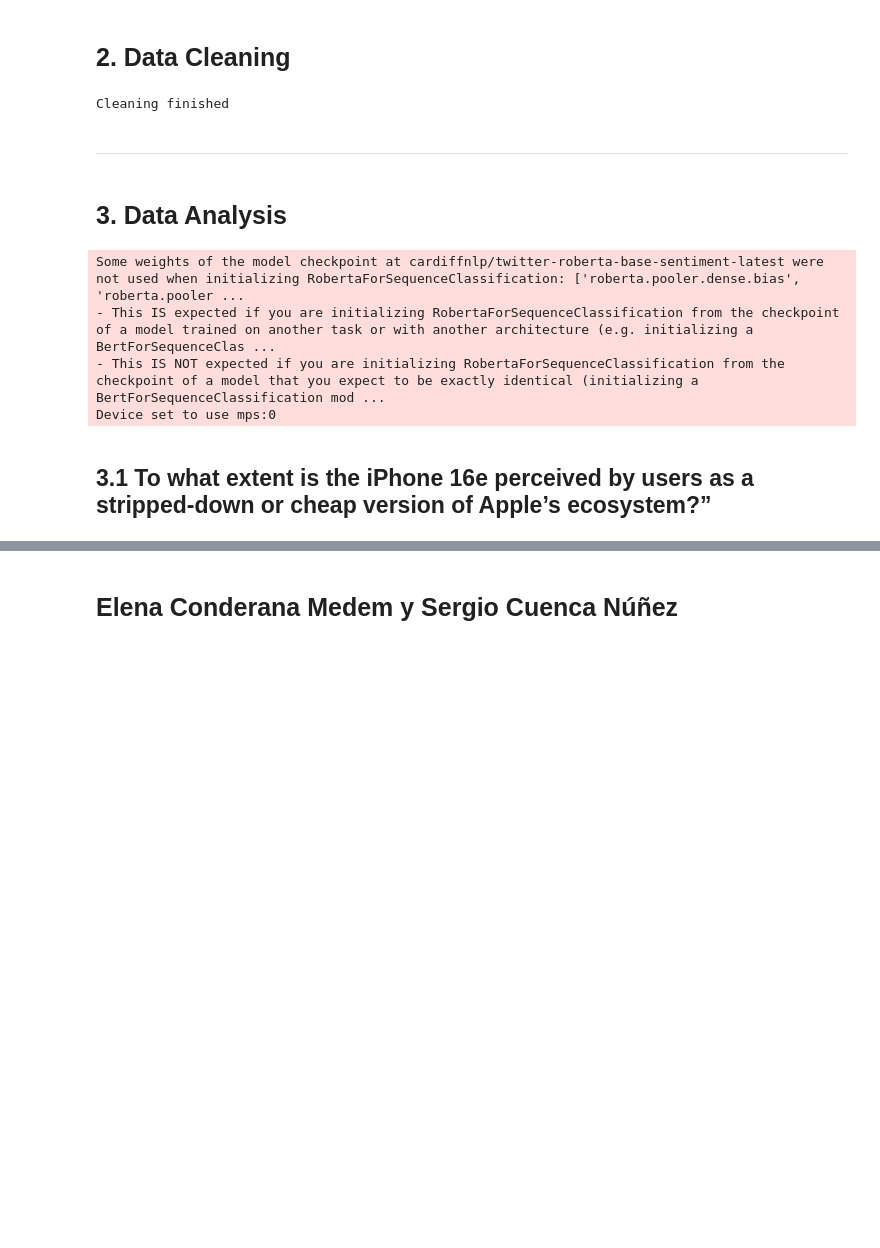
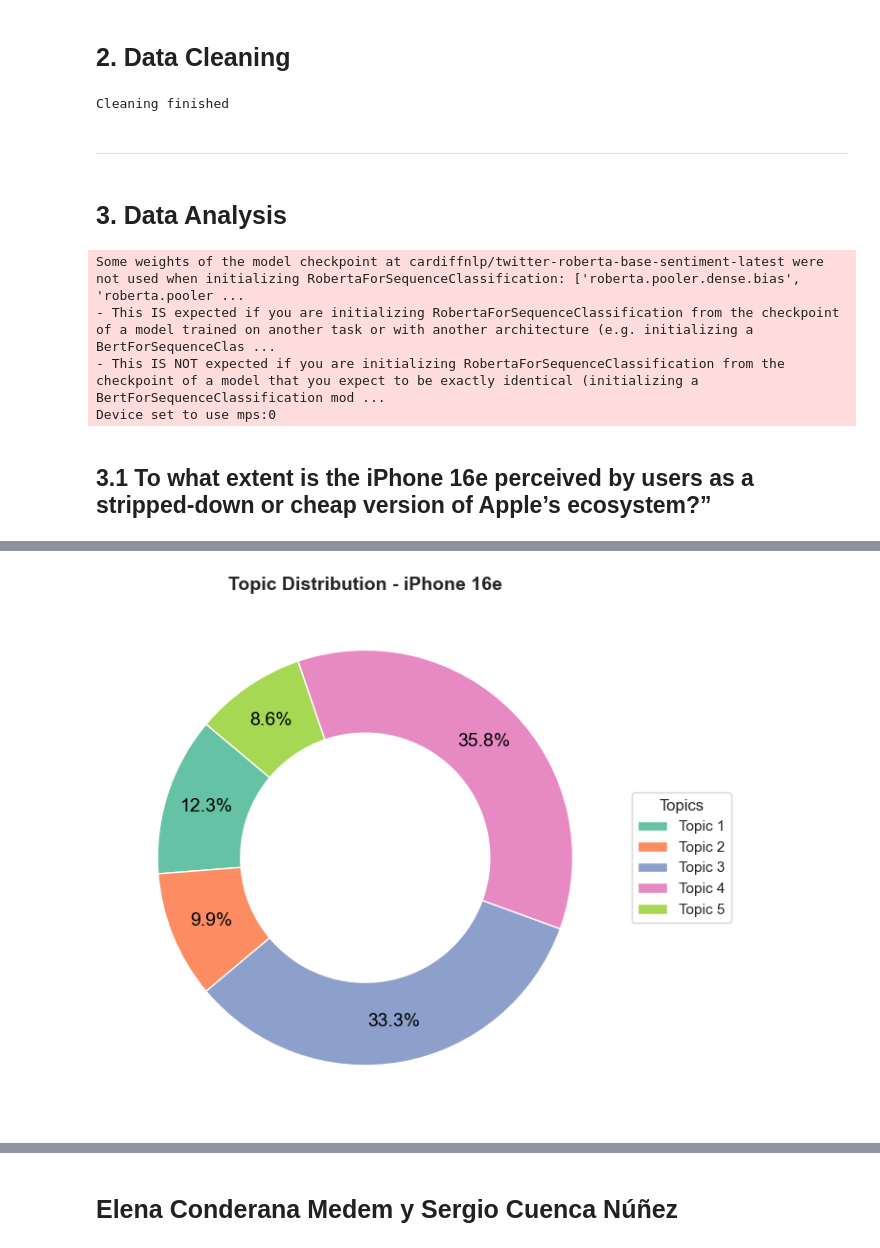
Before and after one commit to SergioCuencaNunez/asw-labs, a Jupyter notebook: project/project.ipynb, the cells around one changed output, grey strips where cells are left out. Saved outputs shown, nothing was run; the diff lists cells and outputs as text; code cells hidden in the pictures; blank space fills up the shorter version.

Commit message:
iphone16e graphs

```diff
--- a/project/project.ipynb
+++ b/project/project.ipynb
@@ -872,5 +869,11 @@ Device set to use mps:0
 iphone_16e.to_csv("data/processed/iphone_16e.csv", index=False)
 airpods_pro2.to_csv("data/processed/airpods_pro2.csv", index=False)
 macbook_pro_m3.to_csv("data/processed/macbook_pro_m3.csv", index=False)
+# %%
+import pandas as pd
+
+iphone_16e = pd.read_csv("data/processed/iphone_16e.csv")
+airpods_pro2 = pd.read_csv("data/processed/airpods_pro2.csv")
+macbook_pro_m3 = pd.read_csv("data/processed/macbook_pro_m3.csv")
 # %% [markdown]
 ### <span style="font-family: Latin Modern Roman; font-size: 23px;"> 3.1 To what extent is the iPhone 16e perceived by users as a stripped-down or cheap version of Apple’s ecosystem?”</span>
@@ -959,0 +880,74 @@ Passing `palette` without assigning `hue` is deprecated and will be removed in v
+# %%
+import numpy as np
+import seaborn as sns
+import matplotlib.pyplot as plt
+from sklearn.feature_extraction.text import CountVectorizer
+from sklearn.decomposition import LatentDirichletAllocation
+
+# Apply global theme and palette
+sns.set_theme(style="whitegrid")
+sns.set_palette("Set2")
+
+# Filter and clean the text for topic modeling
+topic_comments = iphone_16e[
+    (iphone_16e["sentiment_label"] == "negative") &
+    (iphone_16e["has_keyword"])
+]["clean_text_analysis"].dropna()
+
+# Vectorize the comments
+vectorizer = CountVectorizer(max_df=0.95, min_df=5, stop_words='english')
+doc_term_matrix = vectorizer.fit_transform(topic_comments)
+
+# Apply LDA
+lda_model = LatentDirichletAllocation(n_components=5, random_state=42)
+lda_model.fit(doc_term_matrix)
+
+# Extract topics
+def display_topics(model, feature_names, no_top_words=10):
+    topics = []
+    for idx, topic in enumerate(model.components_):
+        top_features = [feature_names[i] for i in topic.argsort()[:-no_top_words - 1:-1]]
+        topics.append(f"Topic {idx+1}: " + ", ".join(top_features))
+    return topics
+
+# Get feature names and topics
+feature_names = vectorizer.get_feature_names_out()
+lda_topics = display_topics(lda_model, feature_names)
+print(lda_topics)
+
+# Assign the most probable topic to each comment
+topic_assignments = lda_model.transform(doc_term_matrix)
+dominant_topic = topic_assignments.argmax(axis=1)
+
+# Add topic column to the original filtered dataframe
+topic_comments_df = topic_comments.reset_index(drop=True).to_frame()
+topic_comments_df["topic"] = dominant_topic
+
+# Count number of comments per topic
+topic_counts = topic_comments_df["topic"].value_counts().sort_index()
+topic_labels = [f"Topic {i+1}" for i in topic_counts.index]
+
+sizes = topic_counts.values
+labels = topic_labels
+colors = sns.color_palette("Set2", len(sizes))
+
+# LDA Topic Distribution
+fig, ax = plt.subplots(figsize=(12, 6))
+wedges, texts = ax.pie(
+    sizes, startangle=140, colors=colors,
+    wedgeprops=dict(width=0.4), labels=None
+)
+total = sum(sizes)
+for i, p in enumerate(wedges):
+    ang = (p.theta2 - p.theta1)/2. + p.theta1
+    x = np.cos(np.deg2rad(ang)) * 0.8
+    y = np.sin(np.deg2rad(ang)) * 0.8
+    percentage = f"{100 * sizes[i]/total:.1f}%"
+    ax.text(x, y, percentage, ha='center', va='center', fontsize=14, color='black')
+
+ax.legend(wedges, labels, title="Topics", loc="center left", bbox_to_anchor=(1, 0.5))
+
+plt.title("Topic Distribution - iPhone 16e", fontsize=14, weight="bold")
+plt.tight_layout()
+plt.show()
+# %% [output]
@@ -959,0 +955 @@ Passing `palette` without assigning `hue` is deprecated and will be removed in v
+[figure, added]
```
Also changed, not shown: parts of 8 cells of this notebook.
